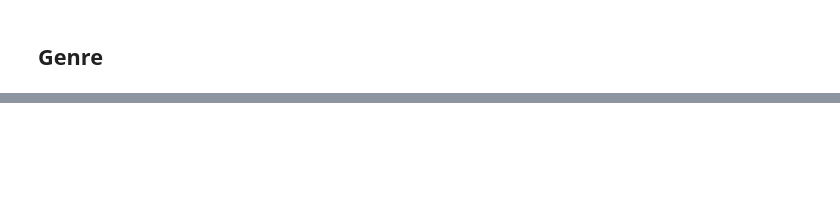
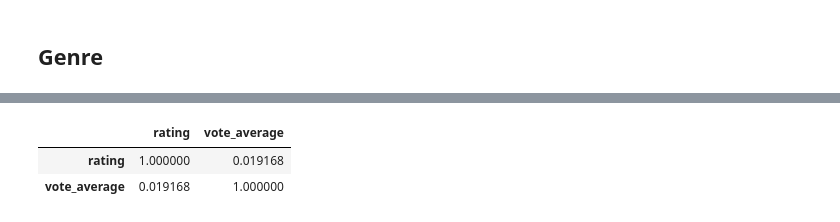
Before and after one commit to ErikSeguinte/movie_data, a Jupyter notebook: processing.ipynb, the cells around one changed output, grey strips where cells are left out. Cells and saved outputs as stored; diff of their text form; code cells hidden in the pictures; blank space fills up the shorter version.

```diff
--- a/processing.ipynb
+++ b/processing.ipynb
@@ -476,0 +593,6 @@ melted
+# %%
+clean_movies[['rating', 'vote_average']].corr()
+# %% [output]
+|  | rating | vote_average |
+| rating | 1.000000 | 0.019168 |
+| vote_average | 0.019168 | 1.000000 |
```
Also changed, not shown: parts of 20 cells of this notebook.
